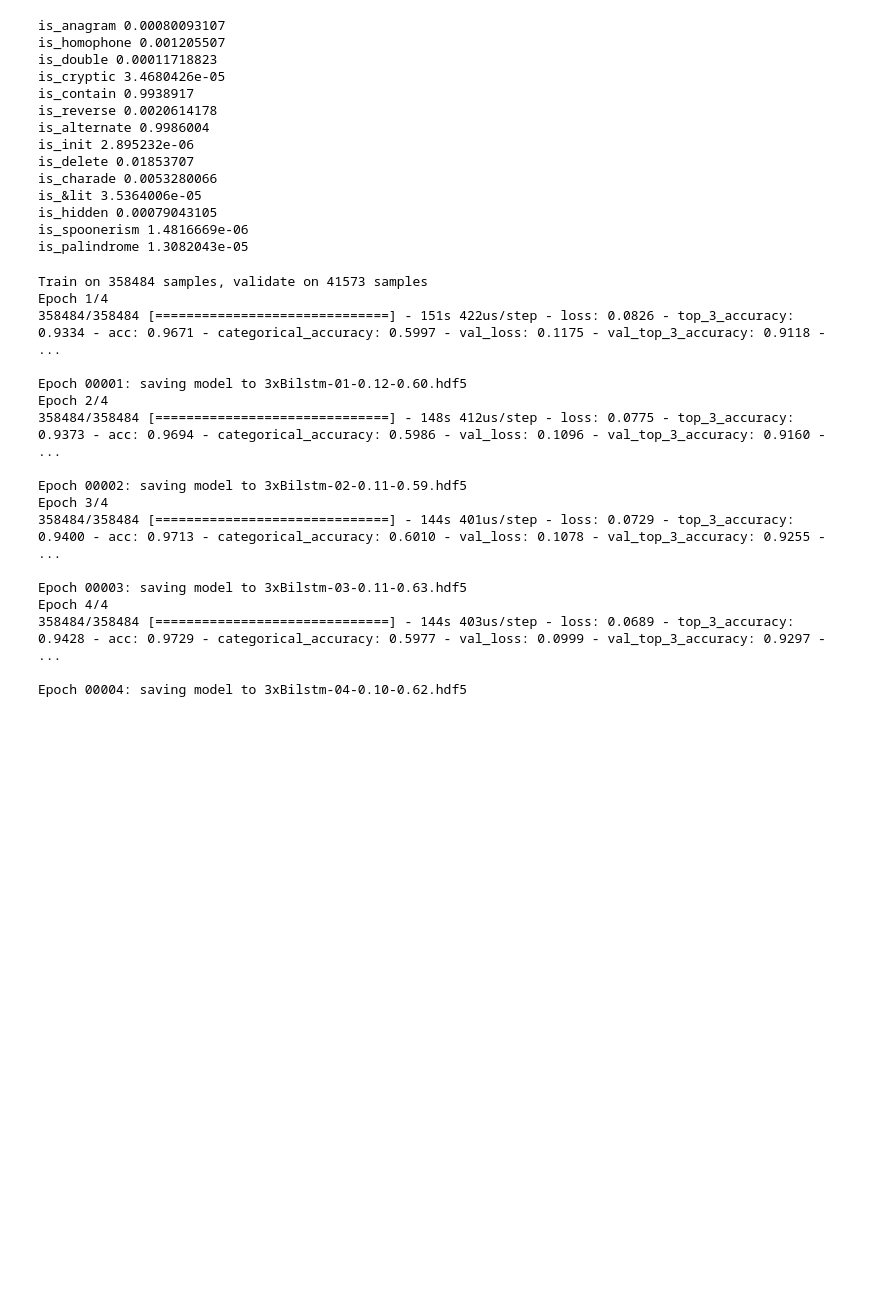
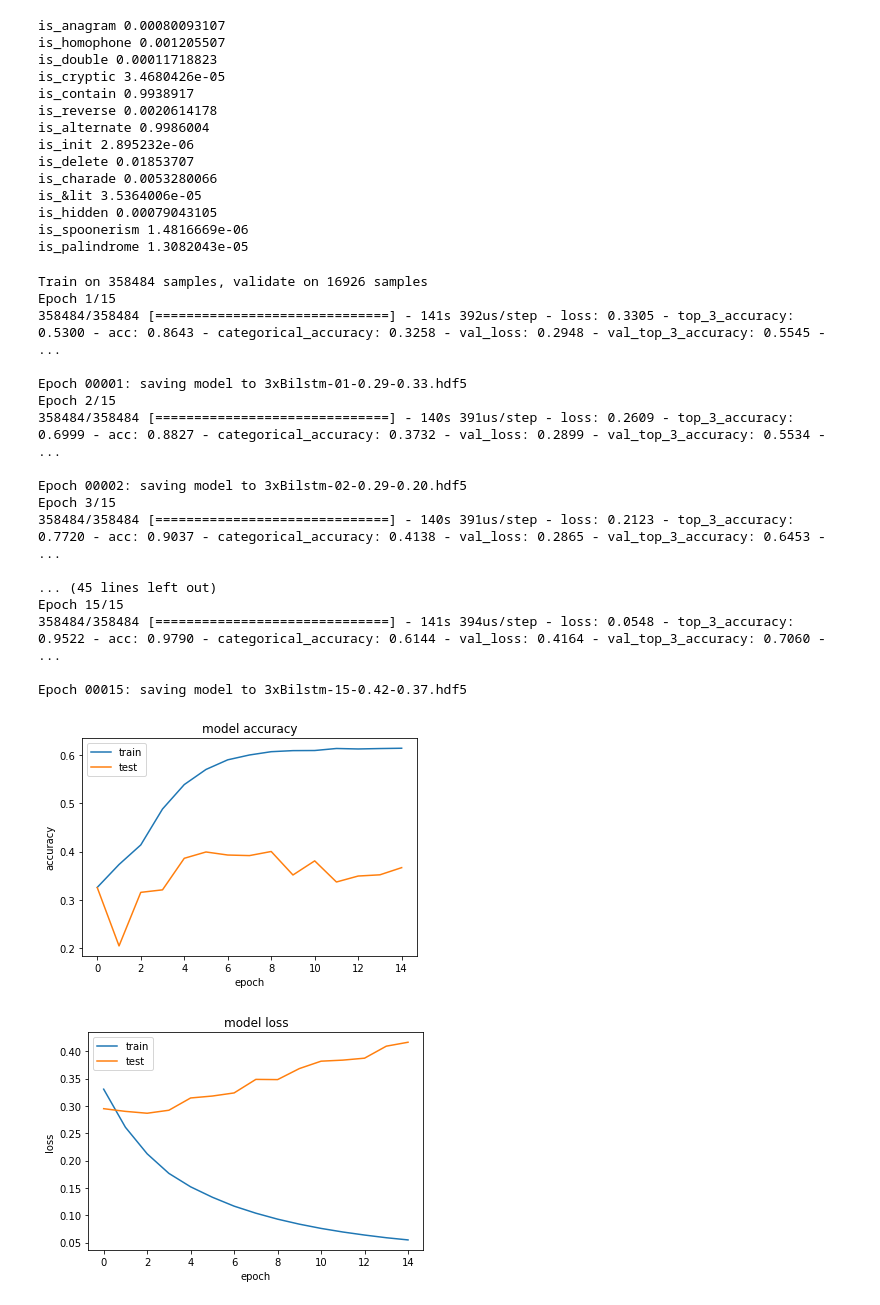
Before and after one commit to davidcopley/Cryptic-Crosswords-Dataset-and-Experiments, a Jupyter notebook: New_Experiments.ipynb, the cells around one changed output. Saved outputs shown, nothing was run; the diff lists cells and outputs as text; code cells hidden in the pictures; blank space fills up the shorter version.

Commit message:
3x bilstm

```diff
--- a/New_Experiments.ipynb
+++ b/New_Experiments.ipynb
@@ -625,22 +623,22 @@ filepath="3xBilstm-{epoch:02d}-{val_loss:.2f}-{val_categorical_accuracy:.2f}.hdf
 checkpoint = keras.callbacks.ModelCheckpoint(filepath, monitor='val_loss', verbose=1, save_best_only=False, save_weights_only=False, mode='auto', period=1)
 callbacks_list = [checkpoint]
 # %%
-history = model.fit(cc_input_data,cc_input_data_out ,validation_data=(cc_val_data,cc_val_data_out), batch_size=1024, epochs=4,callbacks=callbacks_list)
+history = model.fit(cc_input_data,cc_input_data_out ,validation_data=(cc_val_data,cc_val_data_out), batch_size=1024, epochs=15,callbacks=callbacks_list)
 # %% [output]
-Train on 358484 samples, validate on 41573 samples
-Epoch 1/4
-358484/358484 [==============================] - 151s 422us/step - loss: 0.0826 - top_3_accuracy: 0.9334 - acc: 0.9671 - categorical_accuracy: 0.5997 - val_loss: 0.1175 - val_top_3_accuracy: 0.9118 -  ...
+Train on 358484 samples, validate on 16926 samples
+Epoch 1/15
+358484/358484 [==============================] - 141s 392us/step - loss: 0.3305 - top_3_accuracy: 0.5300 - acc: 0.8643 - categorical_accuracy: 0.3258 - val_loss: 0.2948 - val_top_3_accuracy: 0.5545 -  ...
 
-Epoch 00001: saving model to 3xBilstm-01-0.12-0.60.hdf5
-Epoch 2/4
-358484/358484 [==============================] - 148s 412us/step - loss: 0.0775 - top_3_accuracy: 0.9373 - acc: 0.9694 - categorical_accuracy: 0.5986 - val_loss: 0.1096 - val_top_3_accuracy: 0.9160 -  ...
+Epoch 00001: saving model to 3xBilstm-01-0.29-0.33.hdf5
+Epoch 2/15
+358484/358484 [==============================] - 140s 391us/step - loss: 0.2609 - top_3_accuracy: 0.6999 - acc: 0.8827 - categorical_accuracy: 0.3732 - val_loss: 0.2899 - val_top_3_accuracy: 0.5534 -  ...
 
-Epoch 00002: saving model to 3xBilstm-02-0.11-0.59.hdf5
-Epoch 3/4
-358484/358484 [==============================] - 144s 401us/step - loss: 0.0729 - top_3_accuracy: 0.9400 - acc: 0.9713 - categorical_accuracy: 0.6010 - val_loss: 0.1078 - val_top_3_accuracy: 0.9255 -  ...
+Epoch 00002: saving model to 3xBilstm-02-0.29-0.20.hdf5
+Epoch 3/15
+358484/358484 [==============================] - 140s 391us/step - loss: 0.2123 - top_3_accuracy: 0.7720 - acc: 0.9037 - categorical_accuracy: 0.4138 - val_loss: 0.2865 - val_top_3_accuracy: 0.6453 -  ...
 
-Epoch 00003: saving model to 3xBilstm-03-0.11-0.63.hdf5
-Epoch 4/4
-358484/358484 [==============================] - 144s 403us/step - loss: 0.0689 - top_3_accuracy: 0.9428 - acc: 0.9729 - categorical_accuracy: 0.5977 - val_loss: 0.0999 - val_top_3_accuracy: 0.9297 -  ...
+... (45 lines left out)
+Epoch 15/15
+358484/358484 [==============================] - 141s 394us/step - loss: 0.0548 - top_3_accuracy: 0.9522 - acc: 0.9790 - categorical_accuracy: 0.6144 - val_loss: 0.4164 - val_top_3_accuracy: 0.7060 -  ...
 
-Epoch 00004: saving model to 3xBilstm-04-0.10-0.62.hdf5
+Epoch 00015: saving model to 3xBilstm-15-0.42-0.37.hdf5
@@ -646,0 +649,22 @@ Epoch 00004: saving model to 3xBilstm-04-0.10-0.62.hdf5
+# %%
+# Visualize training history
+import matplotlib.pyplot as plt
+# summarize history for accuracy
+plt.plot(history.history['categorical_accuracy'])
+plt.plot(history.history['val_categorical_accuracy'])
+plt.title('model accuracy')
+plt.ylabel('accuracy')
+plt.xlabel('epoch')
+plt.legend(['train', 'test'], loc='upper left')
+plt.show()
+# summarize history for loss
+plt.plot(history.history['loss'])
+plt.plot(history.history['val_loss'])
+plt.title('model loss')
+plt.ylabel('loss')
+plt.xlabel('epoch')
+plt.legend(['train', 'test'], loc='upper left')
+plt.show()
+# %% [output]
+[figure, added]
+[figure, added]
```
Also changed, not shown: parts of 6 cells of this notebook, 3 other files.
